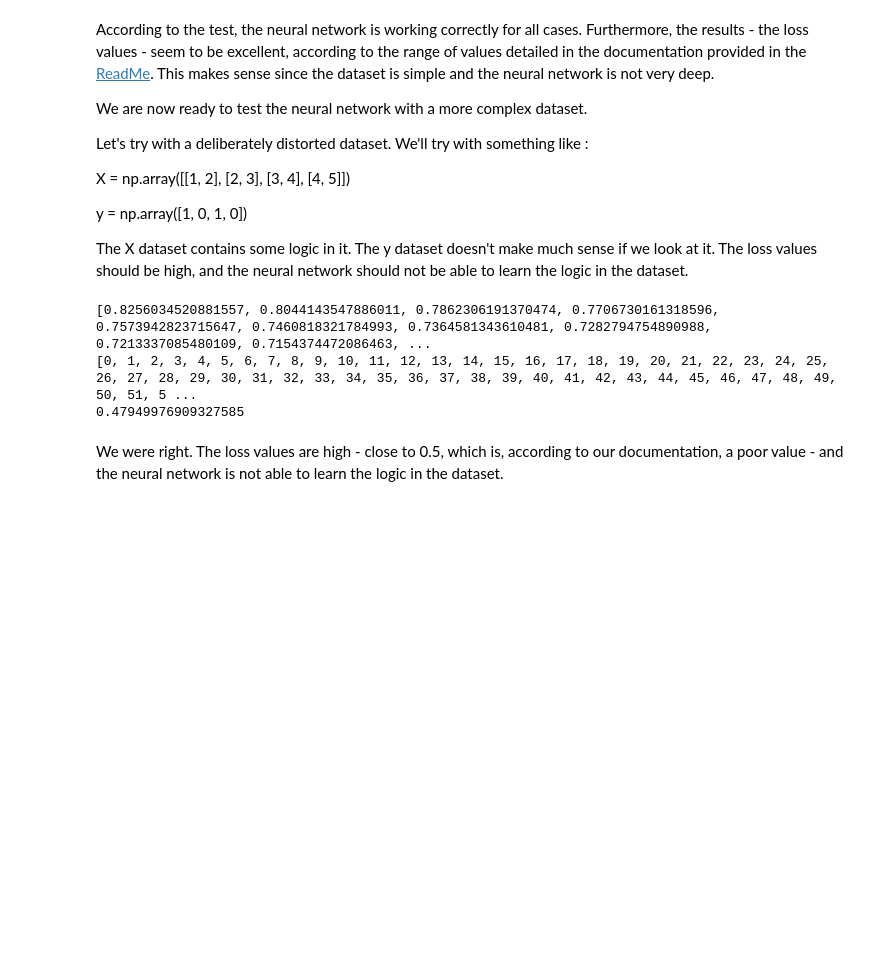
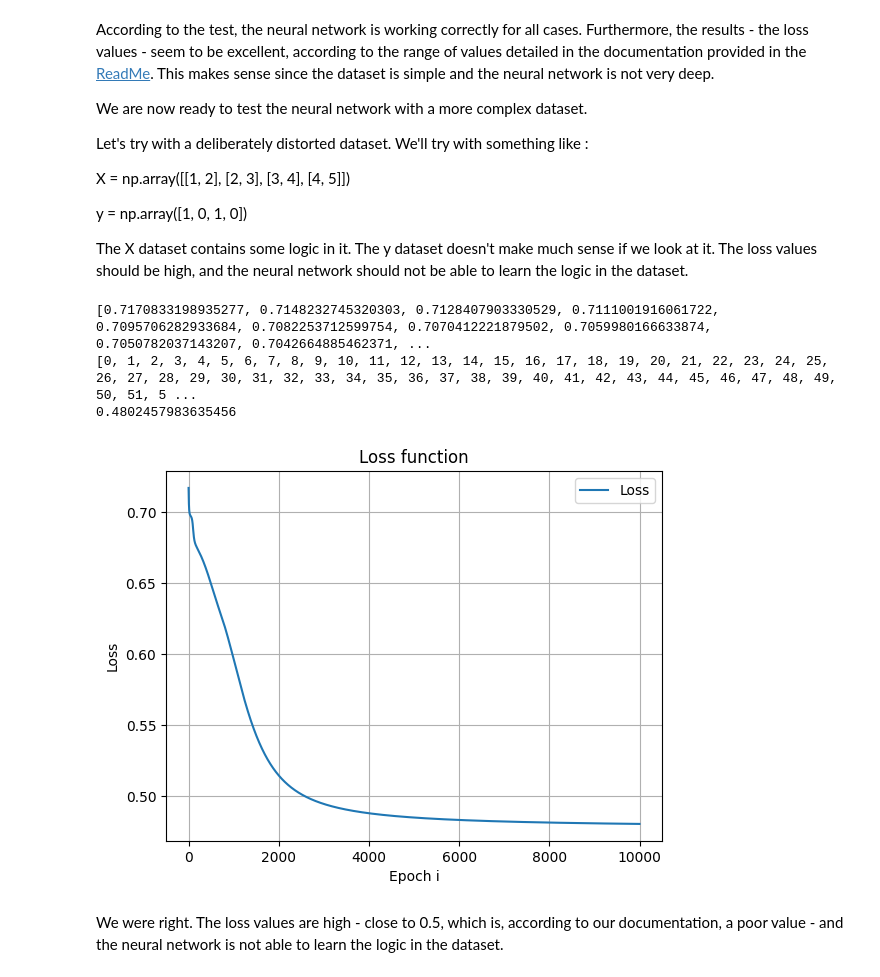
Before and after one commit to Gdeterline/Neural-Network-Build, a Jupyter notebook: nnTesting.ipynb, the cells around one changed output. Drawn from its saved outputs; the diff is of its cells as text; code cells hidden in the pictures; blank space fills up the shorter version.

```diff
--- a/nnTesting.ipynb
+++ b/nnTesting.ipynb
@@ -311,17 +317,28 @@ The X dataset contains some logic in it. The y dataset doesn't make much sense i
 # %%
 X = np.array([[1, 2], [2, 3], [3, 4], [4, 5]])
 y = np.array([1, 0, 1, 0])
 
 # Train the model
 epochs, losses = main.train_nn(4, X, y, [2, 2, 2, 1], 0.1, 10000, g=sigmoid, gder=sigmoid_derivative, loss=binary_cross_entropy, lossder=binary_cross_entropy_derivative)
 
 print(losses)
 print(epochs)
 print(losses[-1])
+
+# Plot the losses
+plt.plot(epochs, losses, label="Loss")
+plt.xlabel("Epoch i")
+plt.ylabel("Loss")
+plt.title("Loss function")
+plt.legend()
+plt.grid()
+plt.savefig("./images/loss_multiple_samples_outliers.png")
+plt.show()
 # %% [output]
-[0.8256034520881557, 0.8044143547886011, 0.7862306191370474, 0.7706730161318596, 0.7573942823715647, 0.7460818321784993, 0.7364581343610481, 0.7282794754890988, 0.7213337085480109, 0.7154374472086463, ...
+[0.7170833198935277, 0.7148232745320303, 0.7128407903330529, 0.7111001916061722, 0.7095706282933684, 0.7082253712599754, 0.7070412221879502, 0.7059980166633874, 0.7050782037143207, 0.7042664885462371, ...
 [0, 1, 2, 3, 4, 5, 6, 7, 8, 9, 10, 11, 12, 13, 14, 15, 16, 17, 18, 19, 20, 21, 22, 23, 24, 25, 26, 27, 28, 29, 30, 31, 32, 33, 34, 35, 36, 37, 38, 39, 40, 41, 42, 43, 44, 45, 46, 47, 48, 49, 50, 51, 5 ...
-0.47949976909327585
+0.4802457983635456
+[figure, added]
 # %% [markdown]
 We were right. The loss values are high - close to 0.5, which is, according to our documentation, a poor value - and the neural network is not able to learn the logic in the dataset.
 # %% [markdown]
```
Also changed, not shown: parts of 2 cells of this notebook, 4 other files.
